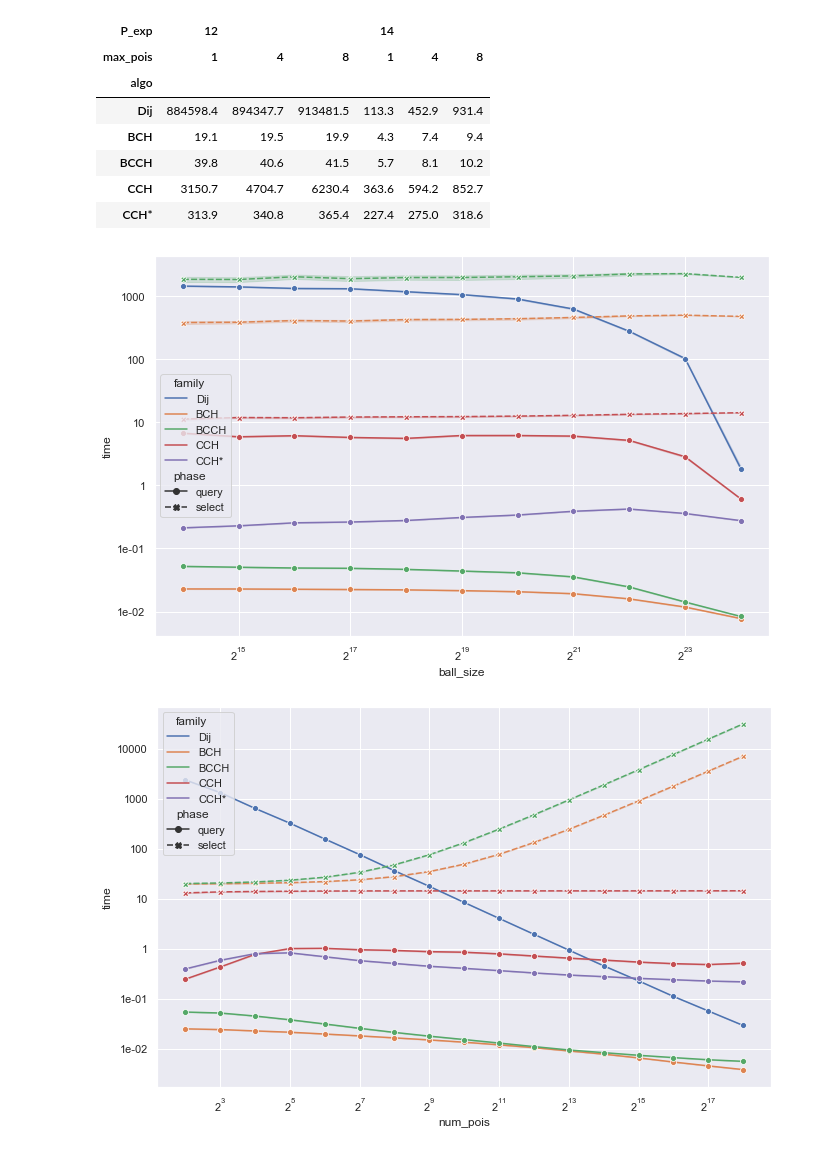
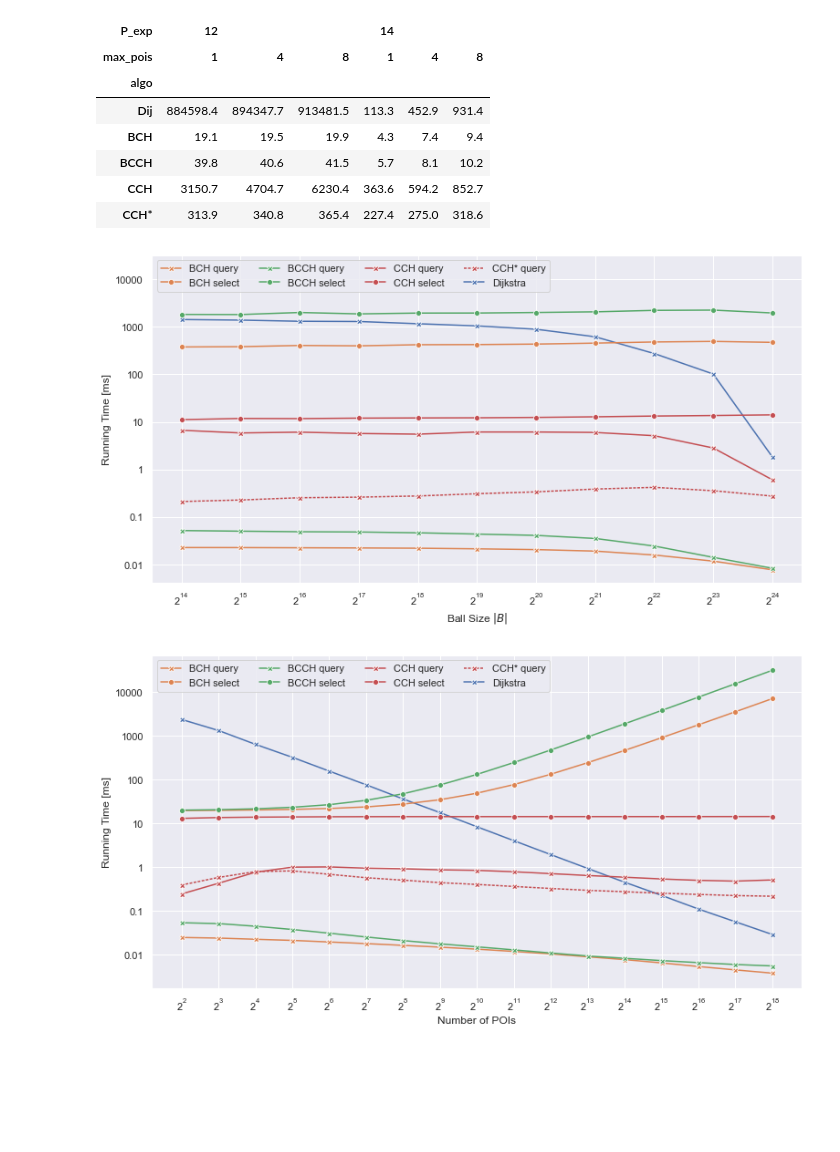
Before and after one commit to kit-algo/ch_potentials, a Jupyter notebook: eval/kNN CCH.ipynb, the cells around one changed output. Cells and saved outputs as stored; diff of their text form; code cells hidden in the pictures; blank space fills up the shorter version.

```diff
--- a/eval/kNN CCH.ipynb
+++ b/eval/kNN CCH.ipynb
@@ -80,9 +83,12 @@ for algo in ['Dij', 'BCH', 'BCCH', 'CCH*']:
     data['algo'] = algo.replace('*', '') + ' select'
     times.append(data)
     data = pd.read_csv(base + f"SEA21_improved/POIs/VaryingBallSize_{algo.replace('*', '')}.query.csv")
-    data['phase'] = 'query'
-    data['family'] = algo
-    data['algo'] = algo + ' query'
+    if algo == 'CCH*':
+        data['phase'] = 'query*'
+    else:
+        data['phase'] = 'query'
+    data['family'] = algo.replace('*', '')
+    data['algo'] = algo.replace('*', '') + ' query'
     times.append(data)
 for algo in ['CCH']:
     data = pd.read_csv(base + f"SEA21/POIs/VaryingBallSize_{algo.replace('*', '')}.index.csv")
@@ -99,13 +105,23 @@ for algo in ['CCH']:
 times = pd.concat(times, ignore_index=True)
 times['time'] = times['time'] / 1000000
 # %%
-plt.figure(figsize=(11,7))
-plot = sns.lineplot(data=times.loc[lambda x: x['algo'] != 'Dij select'], x='ball_size', y='time', hue='family', style='phase', markers=True)
+plt.figure(figsize=(11,6))
+plot = sns.lineplot(data=times.loc[lambda x: x['algo'] != 'Dij select'], x='ball_size', y='time', hue='family', style='phase', dashes={'select': '', 'query': '', 'query*': (2,1)}, markers={'select': 'o', 'query': 'X', 'query*': 'X'}, ci=None, legend=None)
 plot.set_yscale('log')
+plot.set_ylim(0.004137743680123092, 32220.431221367462)
 plot.set_xscale('log', base=2)
-plot.yaxis.set_major_formatter(mpl.ticker.LogFormatter())
+plot.set_xlabel('Ball Size $|B|$')
+plot.set_ylabel('Running Time [ms]')
+plot.yaxis.set_major_formatter(mpl.ticker.FuncFormatter(lambda val, pos: f"{val if val < 1.0 else int(val)}"))
+plot.xaxis.set_major_locator(mpl.ticker.LogLocator(base=2,numticks=20))
+permutation = [1,2,3,4,5,6,7,0]
+plot.legend([plot.lines[idx] for idx in permutation],
+            [['Dijkstra', 'BCH query', 'BCH select', 'BCCH query', 'BCCH select', 'CCH query', 'CCH select', 'CCH* query'][idx] for idx in permutation],
+            title=None, ncol=4, loc='upper left')
+plt.tight_layout()
+plot.get_figure().savefig('../paper/fig/knn_ball_size.pdf')
 # %% [output]
-[figure, old version]
+[figure, new version]
 # %%
 times = []
 
@@ -135,13 +154,22 @@ for algo in ['CCH']:
 times = pd.concat(times, ignore_index=True)
 times['time'] = times['time'] / 1000000
 # %%
-plt.figure(figsize=(11,7))
-plot = sns.lineplot(data=times.loc[lambda x: x['algo'] != 'Dij select'], x='num_pois', y='time', hue='family', style='phase', markers=True)
+plt.figure(figsize=(11,6))
+plot = sns.lineplot(data=times.loc[lambda x: x['algo'] != 'Dij select'], x='num_pois', y='time', hue='family', style='phase', dashes={'select': '', 'query': '', 'query*': (2,1)}, markers={'select': 'o', 'query': 'X', 'query*': 'X'}, ci=None, legend=None)
+plot.set_xlabel('Number of POIs')
+plot.set_ylabel('Running Time [ms]')
 plot.set_yscale('log')
 plot.set_xscale('log', base=2)
-plot.yaxis.set_major_formatter(mpl.ticker.LogFormatter())
+plot.yaxis.set_major_formatter(mpl.ticker.FuncFormatter(lambda val, pos: f"{val if val < 1.0 else int(val)}"))
+plot.xaxis.set_major_locator(mpl.ticker.LogLocator(base=2,numticks=20))
+permutation = [1,2,3,4,5,6,7,0]
+plot.legend([plot.lines[idx] for idx in permutation],
+            [['Dijkstra', 'BCH query', 'BCH select', 'BCCH query', 'BCCH select', 'CCH query', 'CCH select', 'CCH* query'][idx] for idx in permutation],
+            title=None, ncol=4)
+plt.tight_layout()
+plot.get_figure().savefig('../paper/fig/knn_num_pois.pdf')
 # %% [output]
-[figure, old version]
+[figure, new version]
 # %%
 demands = []
 
```
Also changed, not shown: parts of 4 cells of this notebook, 4 other files.
